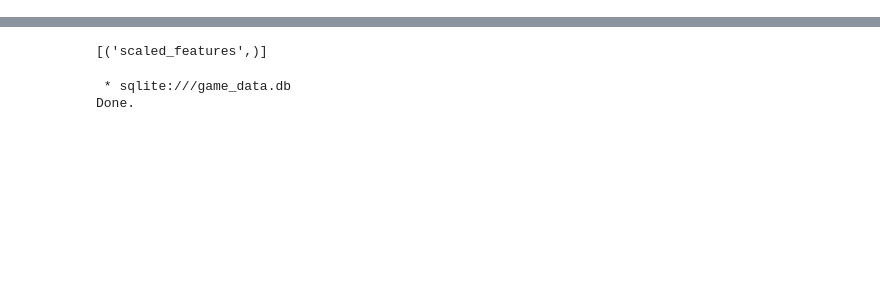
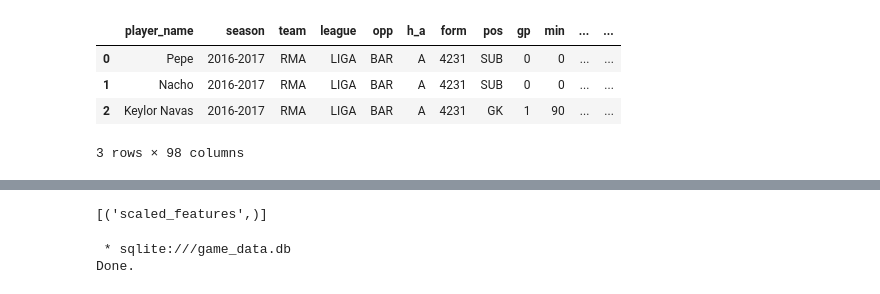
Before and after one commit to sujay1990/ml-ops, a Jupyter notebook: web_scraping/Baseline_model.ipynb, the cells around one changed output, grey strips where cells are left out. Saved outputs shown, nothing was run; the diff lists cells and outputs as text; code cells hidden in the pictures; blank space fills up the shorter version.

```diff
--- a/web_scraping/Baseline_model.ipynb
+++ b/web_scraping/Baseline_model.ipynb
@@ -12,5 +8,13 @@ from sklearn.preprocessing import StandardScaler
 os.chdir("F:\\Road to Opta\\player_stats\\")
 football_dataset = pd.read_csv("football_scoreline.csv")
 football_dataset = football_dataset.iloc[:,1:]
+# %%
+football_dataset.head(3)
+# %% [output]
+|  | player_name | season | team | league | opp | h_a | form | pos | gp | min | ... | ... |
+| 0 | Pepe | 2016-2017 | RMA | LIGA | BAR | A | 4231 | SUB | 0 | 0 | ... | ... |
+| 1 | Nacho | 2016-2017 | RMA | LIGA | BAR | A | 4231 | SUB | 0 | 0 | ... | ... |
+| 2 | Keylor Navas | 2016-2017 | RMA | LIGA | BAR | A | 4231 | GK | 1 | 90 | ... | ... |
+3 rows × 98 columns
 # %%
 columns = football_dataset.columns.to_list()
```
Also changed, not shown: parts of 60 cells of this notebook.
